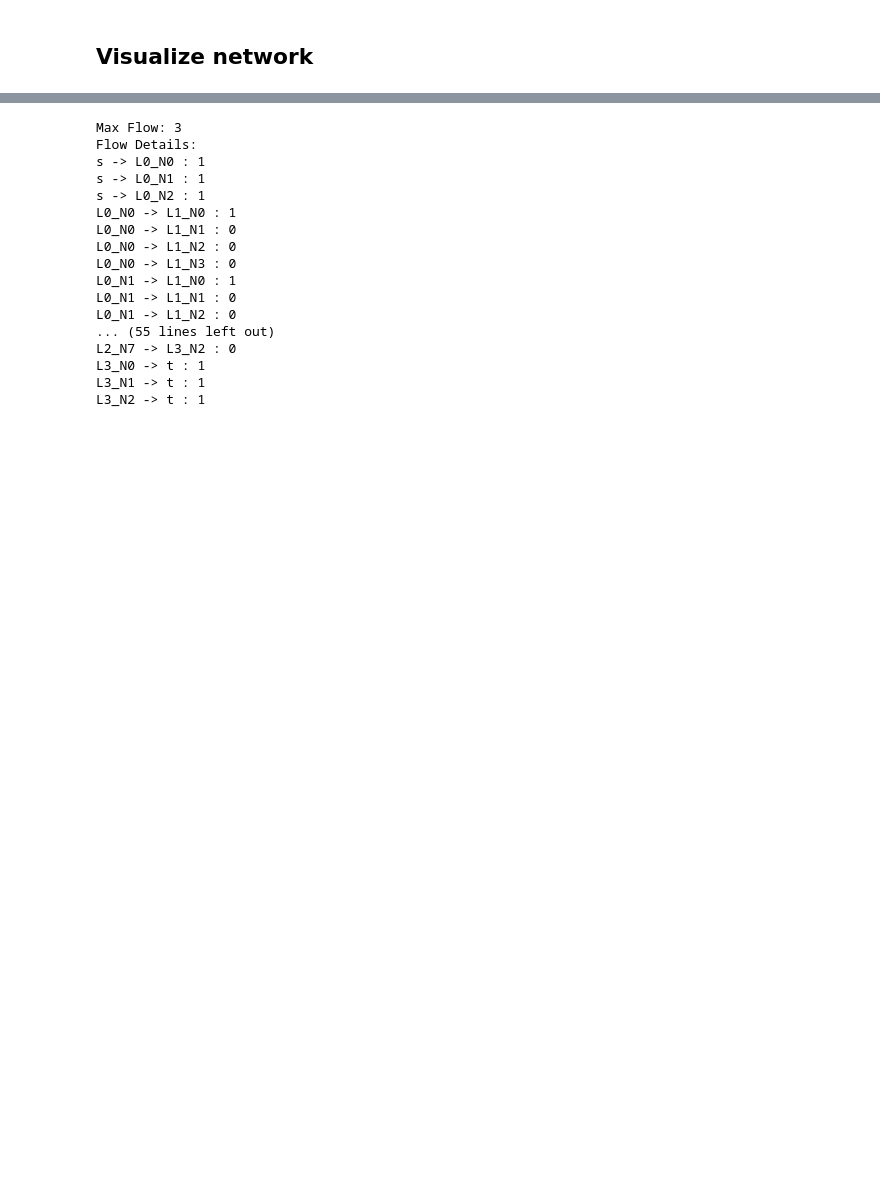
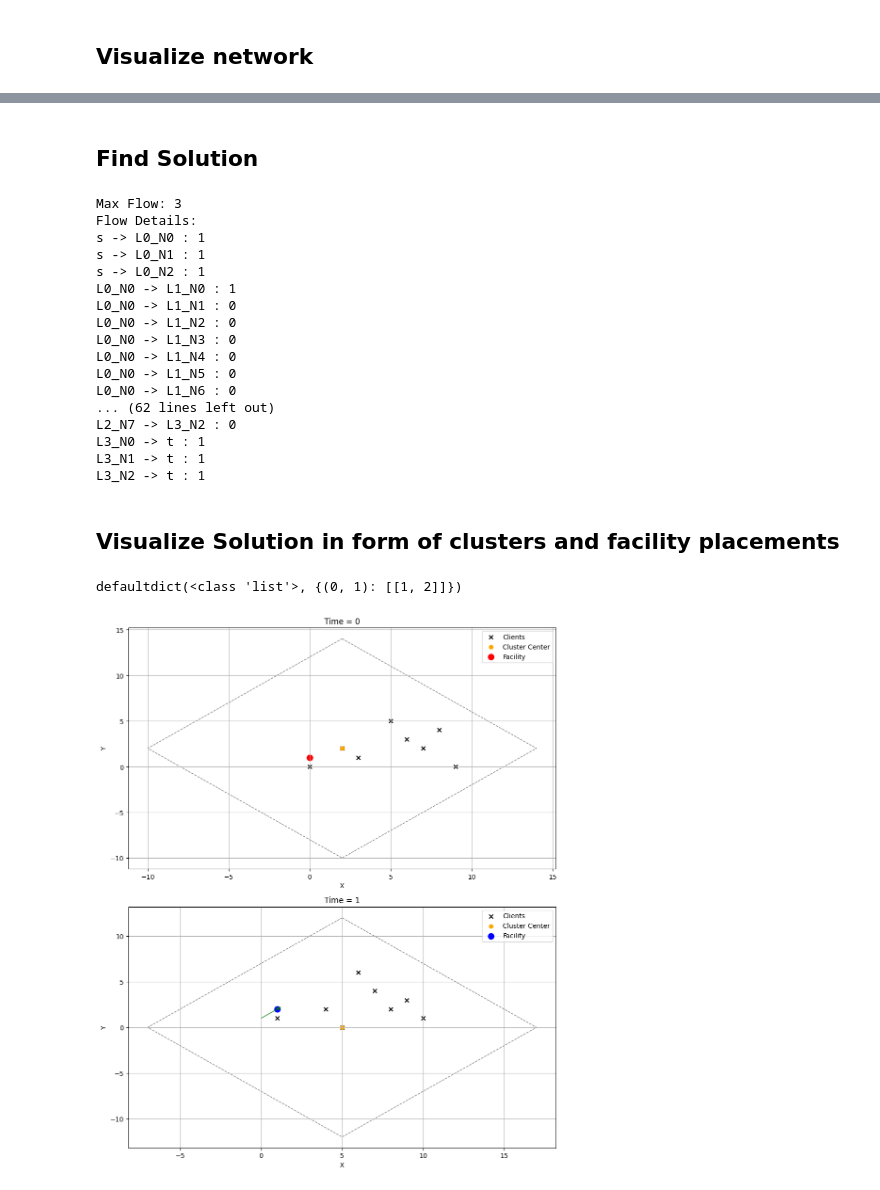
Before and after one commit to Harshith-Puram/MajorProject, a Jupyter notebook: flownetwork.ipynb, the cells around one changed output, grey strips where cells are left out. Drawn from its saved outputs; the diff is of its cells as text; code cells hidden in the pictures; blank space fills up the shorter version.

Commit message:
Add code to show final clusters at both timestamps

```diff
--- a/flownetwork.ipynb
+++ b/flownetwork.ipynb
@@ -158,4 +158,7 @@ flow_value, flow_dict = nx.maximum_flow(G, "s", "t")
+# %% [markdown]
+## Find Solution
 # %%
+flow_value, flow_dict = nx.maximum_flow(G, "s", "t")
 print("Max Flow:", flow_value)
 print("Flow Details:")
 for u in flow_dict:
@@ -171,11 +174,24 @@ L0_N0 -> L1_N0 : 1
 L0_N0 -> L1_N1 : 0
 L0_N0 -> L1_N2 : 0
 L0_N0 -> L1_N3 : 0
-L0_N1 -> L1_N0 : 1
-L0_N1 -> L1_N1 : 0
-L0_N1 -> L1_N2 : 0
-... (55 lines left out)
+L0_N0 -> L1_N4 : 0
+L0_N0 -> L1_N5 : 0
+L0_N0 -> L1_N6 : 0
+... (62 lines left out)
 L2_N7 -> L3_N2 : 0
 L3_N0 -> t : 1
 L3_N1 -> t : 1
 L3_N2 -> t : 1
+# %% [markdown]
+## Visualize Solution in form of clusters and facility placements
+# %%
+facility_movements = defaultdict(list)
+
+for i, facility in enumerate(layers[1]):
+    for moved_to, fv in flow_dict[f"L1_N{i}"].items():
+        if fv != 0:
+            facility_movements[tuple(facility)].append(layers[2][int(moved_to[4])])
+
+print(facility_movements)
+# %% [output]
+defaultdict(<class 'list'>, {(0, 1): [[1, 2]]})
@@ -181,0 +256,4 @@ L3_N2 -> t : 1
+# %%
+visualize_clusters_and_facilities(given.clients1, given.clients2, facility_movements, R_star, layers)
+# %% [output]
+[figure, added]
```
Also changed, not shown: parts of 4 cells of this notebook.
